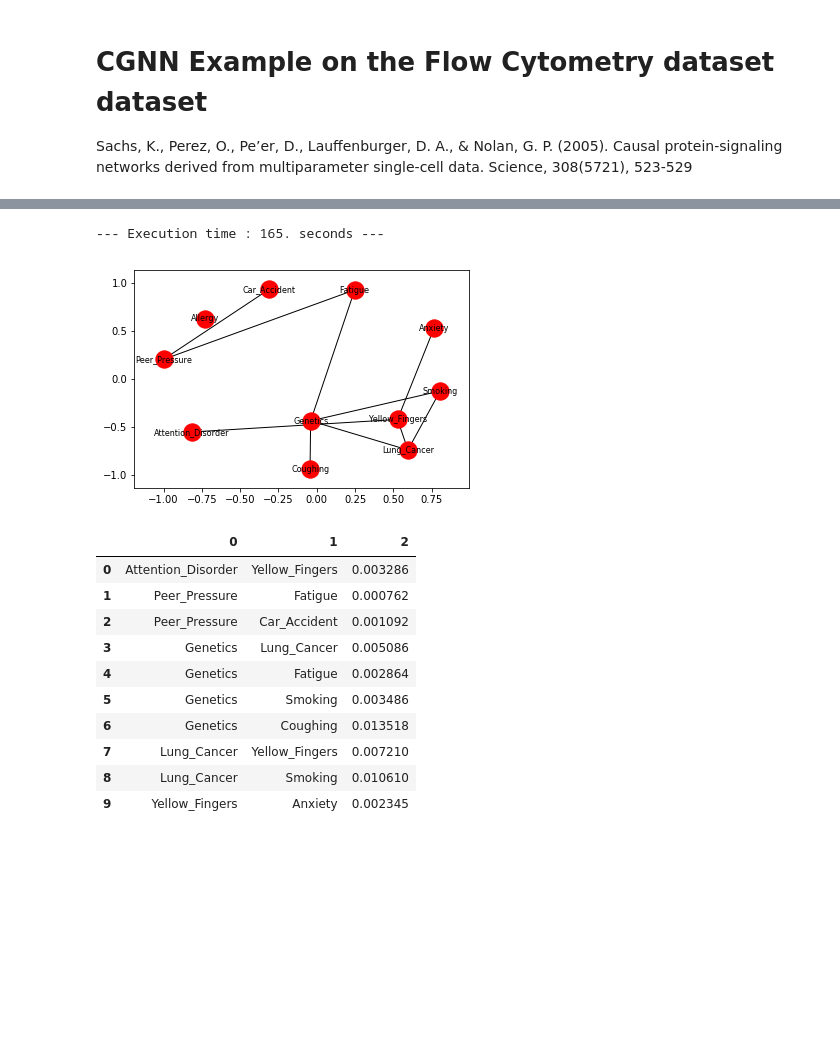
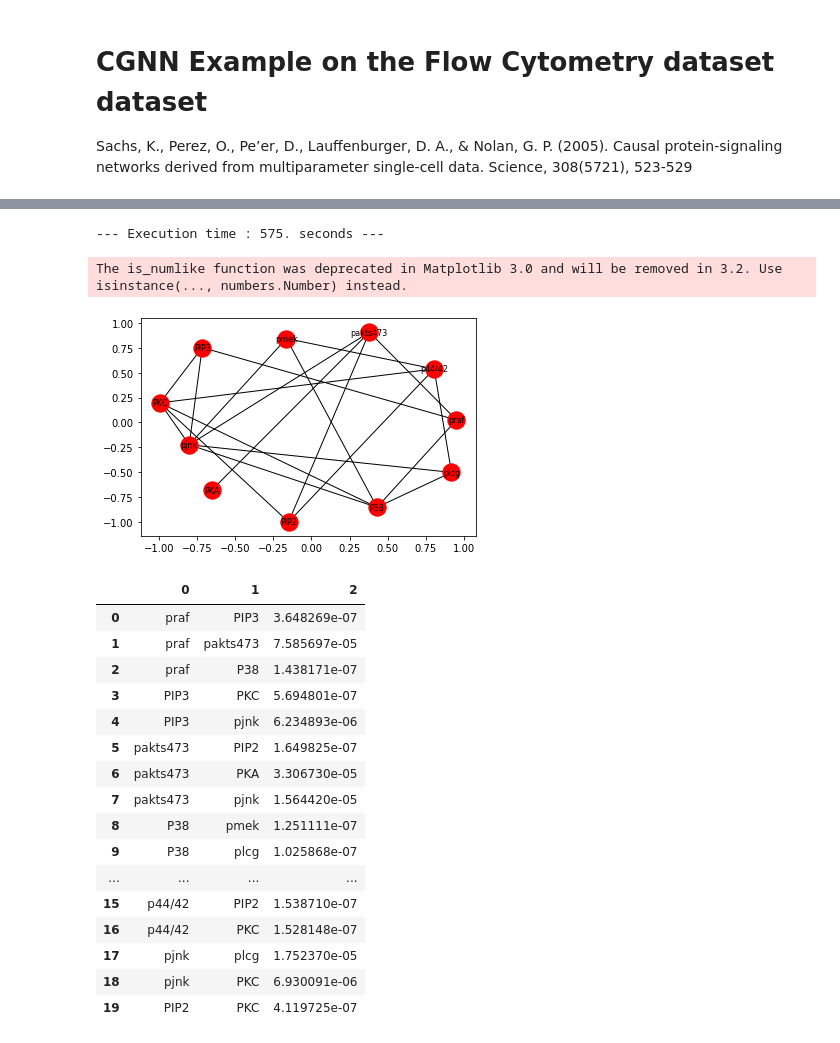
Before and after one commit to FenTechSolutions/CausalDiscoveryToolbox, a Jupyter notebook: examples/example_cgnn.ipynb, the cells around one changed output, grey strips where cells are left out. Drawn from its saved outputs; the diff is of its cells as text; code cells hidden in the pictures; blank space fills up the shorter version.

```diff
--- a/examples/example_cgnn.ipynb
+++ b/examples/example_cgnn.ipynb
@@ -32,27 +36,34 @@ data.head()
 # %%
 # Finding the structure of the graph
 from cdt.independence.graph import FSGNN
 
-Fsgnn = FSGNN(train_epochs=2000, test_epochs=1000, l1=0.01)
+Fsgnn = FSGNN(train_epochs=1000, test_epochs=500, l1=0.1, batch_size=1000)
 
 start_time = time.time()
-ugraph = Fsgnn.predict(data, threshold=5e-4)
+ugraph = Fsgnn.predict(data, threshold=1e-7)
 print("--- Execution time : %4.4s seconds ---" % (time.time() - start_time))
 nx.draw_networkx(ugraph, font_size=8) # The plot function allows for quick visualization of the graph.
 plt.show()
 # List results
 pd.DataFrame(list(ugraph.edges(data='weight')))
 # %% [output]
---- Execution time : 165. seconds ---
+--- Execution time : 575. seconds ---
+The is_numlike function was deprecated in Matplotlib 3.0 and will be removed in 3.2. Use isinstance(..., numbers.Number) instead.
-[figure, old version]
+[figure, new version]
 |  | 0 | 1 | 2 |
-| 0 | Attention_Disorder | Yellow_Fingers | 0.003286 |
-| 1 | Peer_Pressure | Fatigue | 0.000762 |
-| 2 | Peer_Pressure | Car_Accident | 0.001092 |
-| 3 | Genetics | Lung_Cancer | 0.005086 |
-| 4 | Genetics | Fatigue | 0.002864 |
-| 5 | Genetics | Smoking | 0.003486 |
-| 6 | Genetics | Coughing | 0.013518 |
-| 7 | Lung_Cancer | Yellow_Fingers | 0.007210 |
-| 8 | Lung_Cancer | Smoking | 0.010610 |
-| 9 | Yellow_Fingers | Anxiety | 0.002345 |
+| 0 | praf | PIP3 | 3.648269e-07 |
+| 1 | praf | pakts473 | 7.585697e-05 |
+| 2 | praf | P38 | 1.438171e-07 |
+| 3 | PIP3 | PKC | 5.694801e-07 |
+| 4 | PIP3 | pjnk | 6.234893e-06 |
+| 5 | pakts473 | PIP2 | 1.649825e-07 |
+| 6 | pakts473 | PKA | 3.306730e-05 |
+| 7 | pakts473 | pjnk | 1.564420e-05 |
+| 8 | P38 | pmek | 1.251111e-07 |
+| 9 | P38 | plcg | 1.025868e-07 |
+| ... | ... | ... | ... |
+| 15 | p44/42 | PIP2 | 1.538710e-07 |
+| 16 | p44/42 | PKC | 1.528148e-07 |
+| 17 | pjnk | plcg | 1.752370e-05 |
+| 18 | pjnk | PKC | 6.930091e-06 |
+| 19 | PIP2 | PKC | 4.119725e-07 |
```
Also changed, not shown: parts of 4 cells of this notebook, 2 other files.
